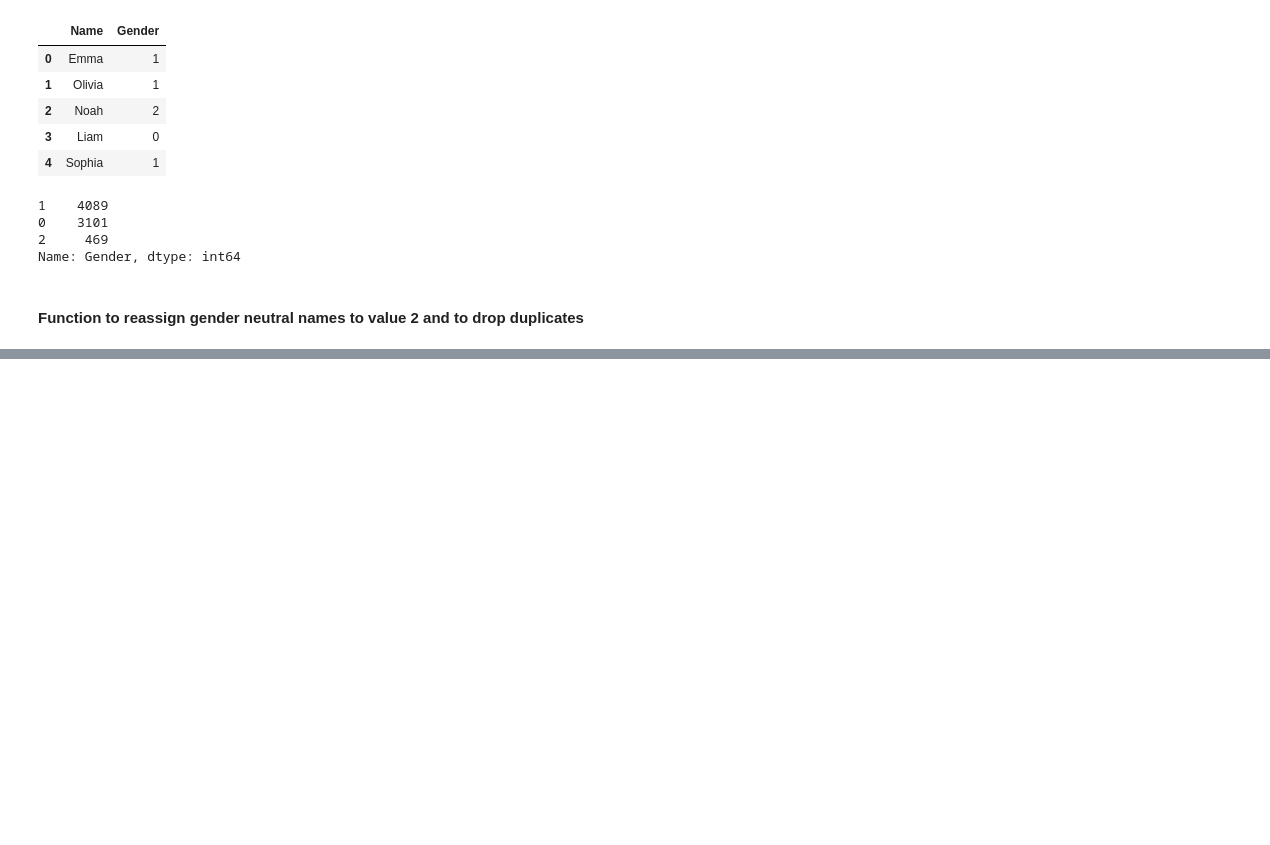
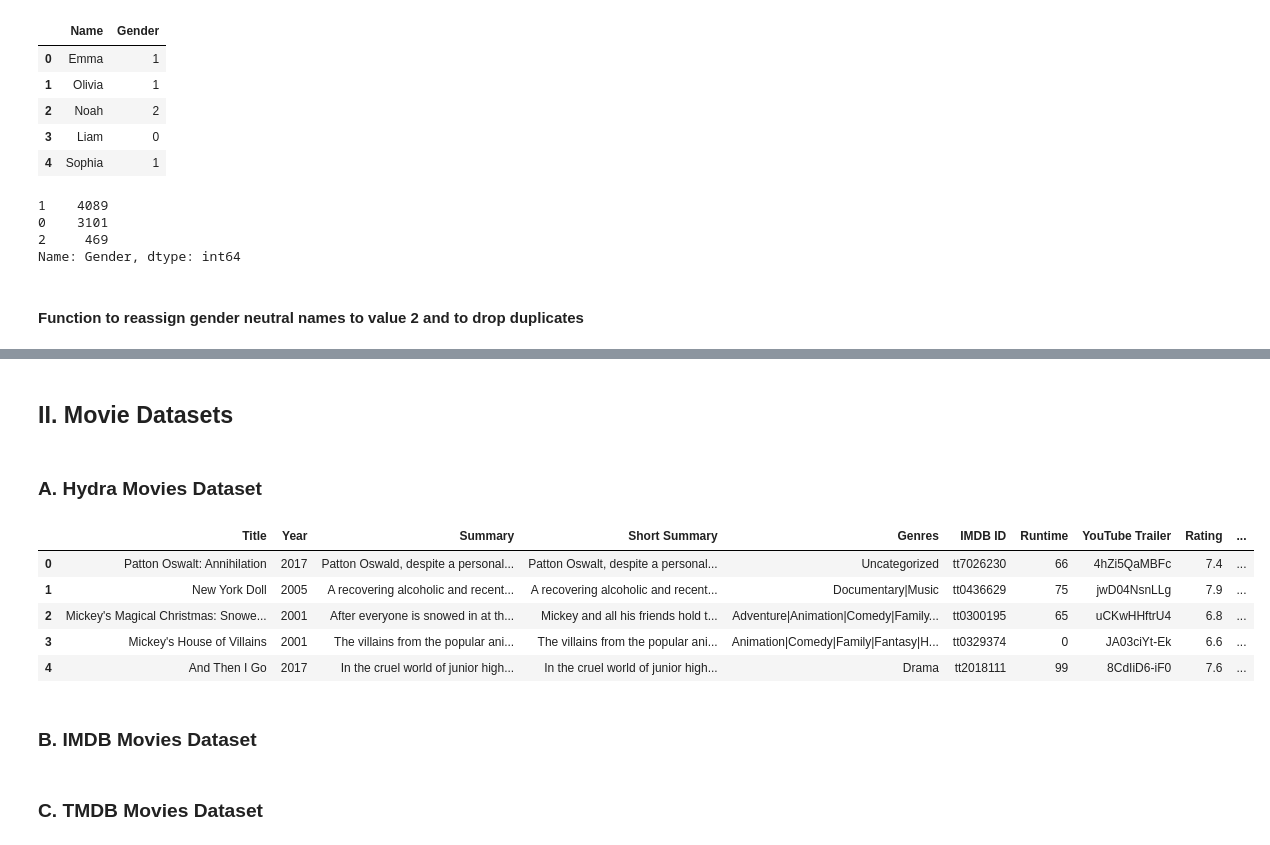
Before and after one commit to MagicMilly/women-in-film-analysis-dashboard, a Jupyter notebook: data_munging.ipynb, the cells around one changed output, grey strips where cells are left out. Cells and saved outputs as stored; diff of their text form; code cells hidden in the pictures; blank space fills up the shorter version.

```diff
--- a/data_munging.ipynb
+++ b/data_munging.ipynb
@@ -241,0 +301,18 @@ Name: Gender, dtype: int64
+# %% [markdown]
+## II. Movie Datasets
+# %% [markdown]
+### A. Hydra Movies Dataset
+# %%
+hydra_df = pd.read_csv('original_data/Hydra-Movie-Scrape.csv')
+hydra_df.head()
+# %% [output]
+|  | Title | Year | Summary | Short Summary | Genres | IMDB ID | Runtime | YouTube Trailer | Rating | ... |
+| 0 | Patton Oswalt: Annihilation | 2017 | Patton Oswald, despite a personal... | Patton Oswalt, despite a personal... | Uncategorized | tt7026230 | 66 | 4hZi5QaMBFc | 7.4 | ... |
+| 1 | New York Doll | 2005 | A recovering alcoholic and recent... | A recovering alcoholic and recent... | Documentary|Music | tt0436629 | 75 | jwD04NsnLLg | 7.9 | ... |
+| 2 | Mickey's Magical Christmas: Snowe... | 2001 | After everyone is snowed in at th... | Mickey and all his friends hold t... | Adventure|Animation|Comedy|Family... | tt0300195 | 65 | uCKwHHftrU4 | 6.8 | ... |
+| 3 | Mickey's House of Villains | 2001 | The villains from the popular ani... | The villains from the popular ani... | Animation|Comedy|Family|Fantasy|H... | tt0329374 | 0 | JA03ciYt-Ek | 6.6 | ... |
+| 4 | And Then I Go | 2017 | In the cruel world of junior high... | In the cruel world of junior high... | Drama | tt2018111 | 99 | 8CdIiD6-iF0 | 7.6 | ... |
+# %% [markdown]
+### B. IMDB Movies Dataset
+# %% [markdown]
+### C. TMDB Movies Dataset
```
Also changed, not shown: parts of 12 cells of this notebook.
